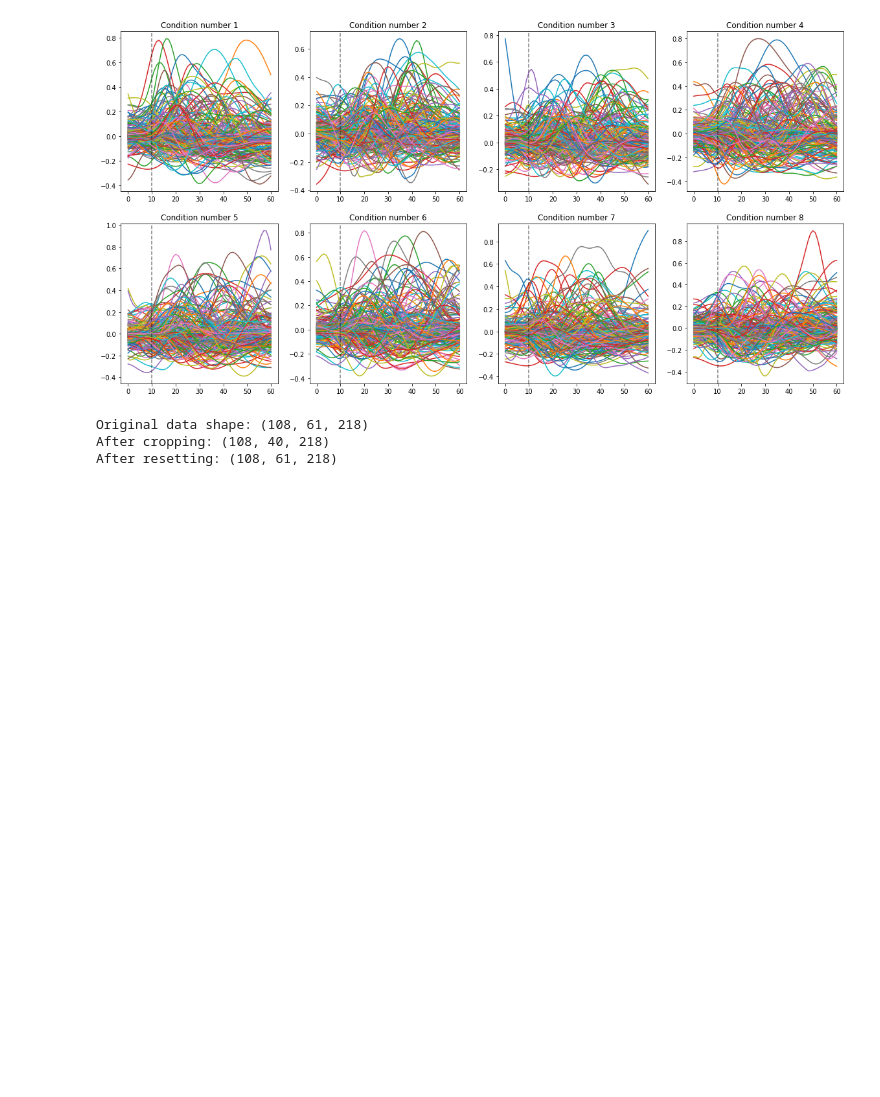
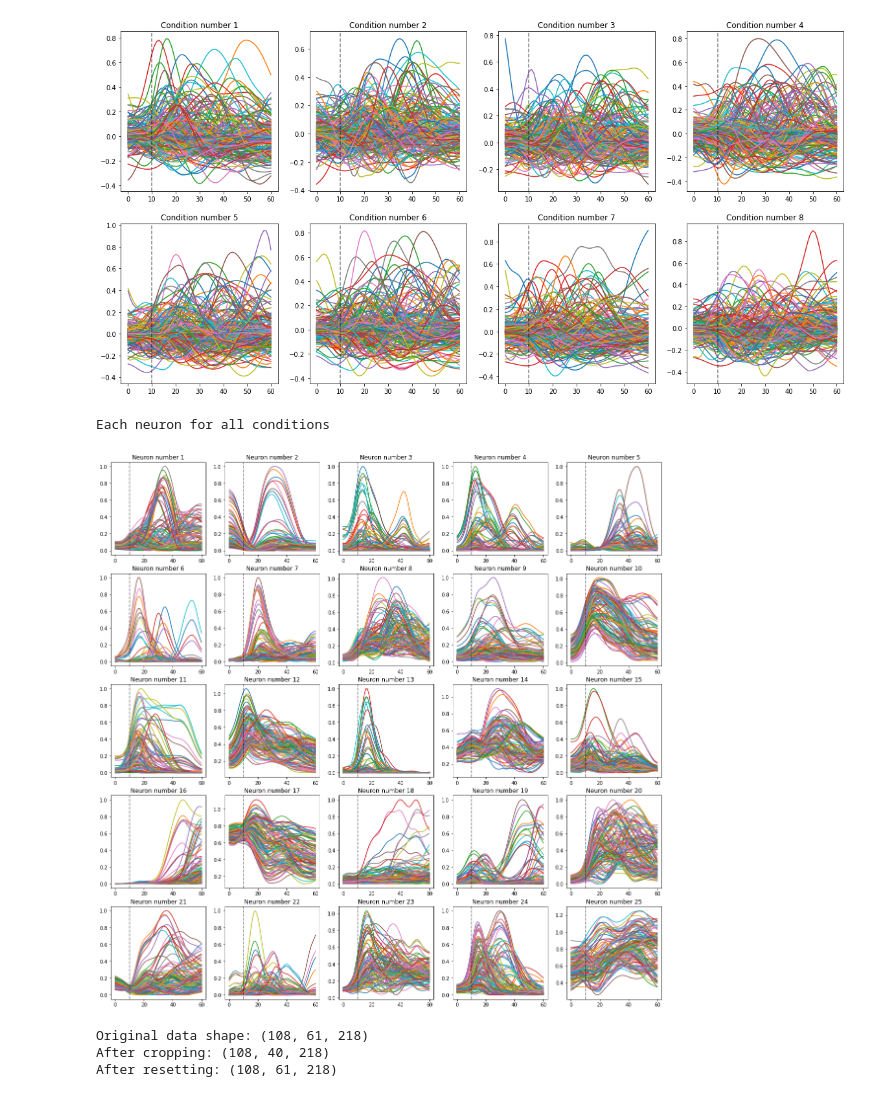
Before and after one commit to NevVerVer/neural-dynamics-gyration, a Jupyter notebook: datasets_analysis.ipynb, the cells around one changed output. Saved outputs shown, nothing was run; the diff lists cells and outputs as text; code cells hidden in the pictures; blank space fills up the shorter version.

```diff
--- a/datasets_analysis.ipynb
+++ b/datasets_analysis.ipynb
@@ -65,6 +63,11 @@ dataset.plot_conditions(subtract_mean=True)
 # %% [output]
 Each condition for all neurons
 [figure]
+# %%
+dataset.plot_neurons(subtract_mean=False) # n_neurons
+# %% [output]
+Each neuron for all conditions
+[figure, added]
 # %%
 # You can crop recordings and then reset cropped data to the original version
 print(f'Original data shape: {dataset.data.shape}')
```
Also changed, not shown: parts of 10 cells of this notebook, 3 other files.
